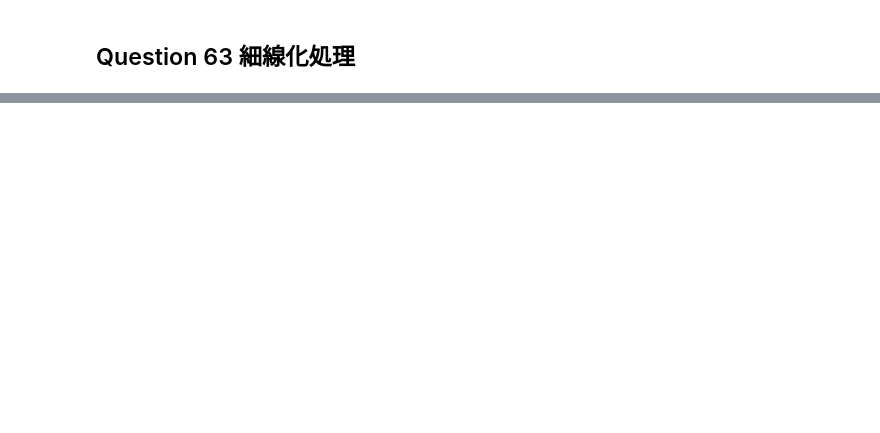
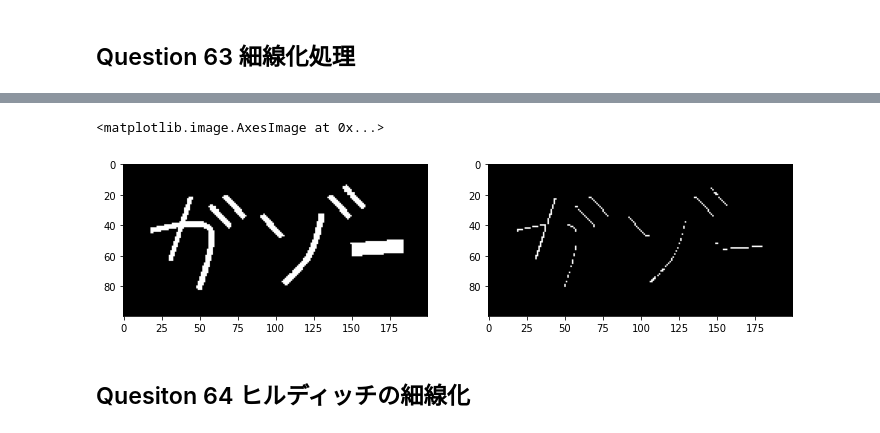
Before and after one commit to shinchu/gasyori100, a Jupyter notebook: notebooks/week_07.ipynb, the cells around one changed output, grey strips where cells are left out. Saved outputs shown, nothing was run; the diff lists cells and outputs as text; code cells hidden in the pictures; blank space fills up the shorter version.

Commit message:
[WIP] thinning

```diff
--- a/notebooks/week_07.ipynb
+++ b/notebooks/week_07.ipynb
@@ -148,6 +167,8 @@ gazo_sample.png を細線化せよ。
 1回のラスタスキャンで2の変更数が0になるまで、ラスタスキャンを繰り返す。
 
 細線化にはヒルディッチのアルゴリズム(Q.64)や、Zhang-Suenのアルゴリズム(Q.65)、田村のアルゴリズムなどが存在する。
+# %%
+gazo = io.imread("https://github.com/yoyoyo-yo/Gasyori100knock/blob/master/dataset/images/gazo_sample.png?raw=true")
 # %%
 def thinning(img):
     h, w = img.shape
@@ -161,0 +220,11 @@ def thinning(img):
+# %%
+plt.figure(figsize=(12, 8))
+plt.subplot(1, 2, 1)
+plt.imshow(gazo, cmap="gray")
+plt.subplot(1, 2, 2)
+plt.imshow(thinning(gazo), cmap="gray")
+# %% [output]
+<matplotlib.image.AxesImage at 0x...>
+[figure, added]
+# %% [markdown]
+## Quesiton 64 ヒルディッチの細線化
```
Also changed, not shown: parts of 10 cells of this notebook, 1 other file.
